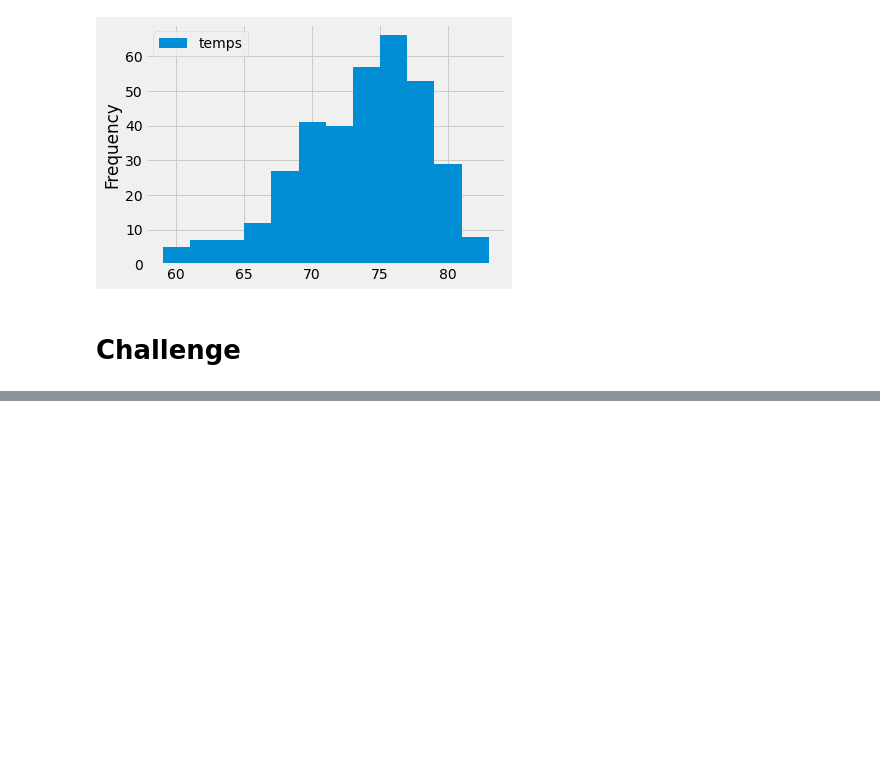
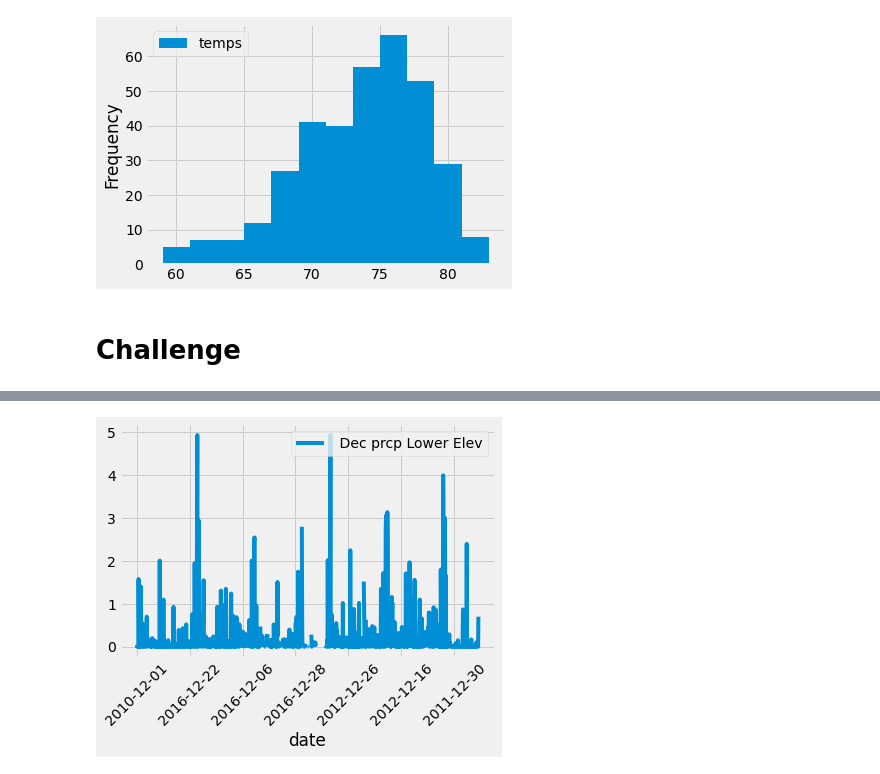
Before and after one commit to Cthompsonlbi/Surfs-Up, a Jupyter notebook: climate_analysis.ipynb, the cells around one changed output, grey strips where cells are left out. Saved outputs shown, nothing was run; the diff lists cells and outputs as text; code cells hidden in the pictures; blank space fills up the shorter version.

```diff
--- a/climate_analysis.ipynb
+++ b/climate_analysis.ipynb
@@ -136,0 +210,14 @@ plt.show()
+# %%
+dec_location_prcp=session.query(Measurement.date, Measurement.prcp).filter(Measurement.station  == Station.station).\
+    filter(extract('month', Measurement.date) ==12).\
+    filter(Station.elevation <= 40).all()
+dec_location_prcp = pd.DataFrame(dec_location_prcp, columns =['date',' Dec prcp Lower Elev'])
+dec_location_prcp.set_index('date', inplace=True)
+# june_location_prcp.plot.hist()
+# plt.tight_layout()
+# plt.show()
+dec_location_prcp.plot()#(x ='date',y = ['prcp'],kind="bar",figsize =(9,8))
+plt.xticks(rotation = 45)
+plt.show()
+# %% [output]
+[figure, added]
```
Also changed, not shown: parts of 7 cells of this notebook, 1 other file.
